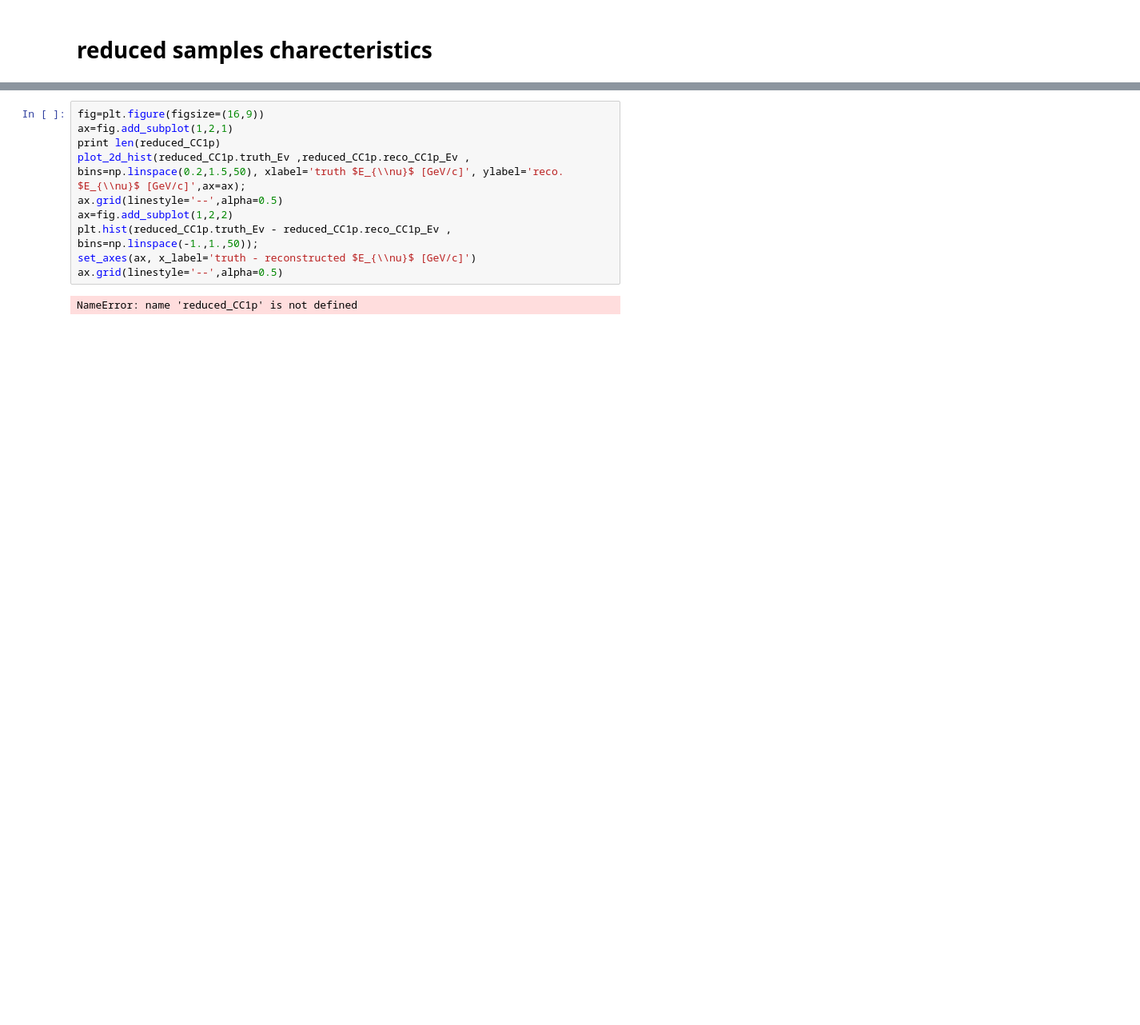
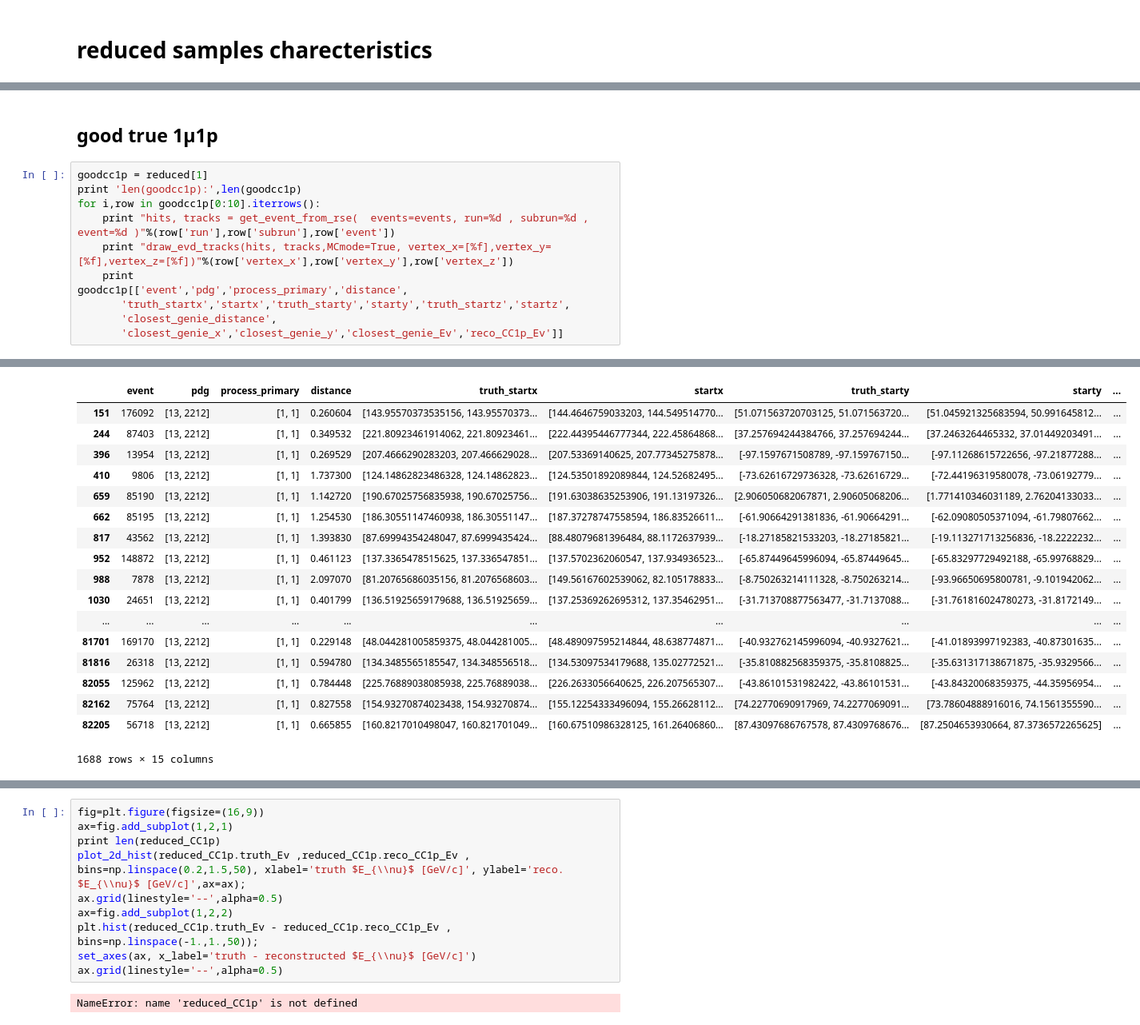
Before and after one commit to erezcoh4/AnalysisTreesInformation, a Jupyter notebook: CCQEPackage/notebooks/SymplexGoldenPoint.ipynb, the cells around one changed output, grey strips where cells are left out. Shown at 80% size. Drawn from its saved outputs; the diff is of its cells as text; blank space fills up the shorter version.

```diff
--- a/CCQEPackage/notebooks/SymplexGoldenPoint.ipynb
+++ b/CCQEPackage/notebooks/SymplexGoldenPoint.ipynb
@@ -331,0 +303,14 @@ purity: 0.82
+# %% [markdown]
+## good true 1µ1p
+# %%
+goodcc1p = reduced[1]
+print 'len(goodcc1p):',len(goodcc1p)
+for i,row in goodcc1p[0:10].iterrows():
+    print "hits, tracks = get_event_from_rse(  events=events, run=%d , subrun=%d , event=%d )"%(row['run'],row['subrun'],row['event'])
+    print "draw_evd_tracks(hits, tracks,MCmode=True, vertex_x=[%f],vertex_y=[%f],vertex_z=[%f])"%(row['vertex_x'],row['vertex_y'],row['vertex_z'])
+    print
+goodcc1p[['event','pdg','process_primary','distance',
+       'truth_startx','startx','truth_starty','starty','truth_startz','startz',
+       'closest_genie_distance',
+       'closest_genie_x','closest_genie_y','closest_genie_Ev','reco_CC1p_Ev']]
+# %% [output]
@@ -331,0 +334,18 @@ purity: 0.82
+|  | event | pdg | process_primary | distance | truth_startx | startx | truth_starty | starty | ... |
+| 151 | 176092 | [13, 2212] | [1, 1] | 0.260604 | [143.95570373535156, 143.95570373... | [144.4646759033203, 144.549514770... | [51.071563720703125, 51.071563720... | [51.045921325683594, 50.991645812... | ... |
+| 244 | 87403 | [13, 2212] | [1, 1] | 0.349532 | [221.80923461914062, 221.80923461... | [222.44395446777344, 222.45864868... | [37.257694244384766, 37.257694244... | [37.2463264465332, 37.01449203491... | ... |
+| 396 | 13954 | [13, 2212] | [1, 1] | 0.269529 | [207.4666290283203, 207.466629028... | [207.53369140625, 207.77345275878... | [-97.1597671508789, -97.159767150... | [-97.11268615722656, -97.21877288... | ... |
+| 410 | 9806 | [13, 2212] | [1, 1] | 1.737300 | [124.14862823486328, 124.14862823... | [124.53501892089844, 124.52682495... | [-73.62616729736328, -73.62616729... | [-72.44196319580078, -73.06192779... | ... |
+| 659 | 85190 | [13, 2212] | [1, 1] | 1.142720 | [190.67025756835938, 190.67025756... | [191.63038635253906, 191.13197326... | [2.906050682067871, 2.90605068206... | [1.771410346031189, 2.76204133033... | ... |
+| 662 | 85195 | [13, 2212] | [1, 1] | 1.254530 | [186.30551147460938, 186.30551147... | [187.37278747558594, 186.83526611... | [-61.90664291381836, -61.90664291... | [-62.09080505371094, -61.79807662... | ... |
+| 817 | 43562 | [13, 2212] | [1, 1] | 1.393830 | [87.69994354248047, 87.6999435424... | [88.48079681396484, 88.1172637939... | [-18.27185821533203, -18.27185821... | [-19.113271713256836, -18.2222232... | ... |
+| 952 | 148872 | [13, 2212] | [1, 1] | 0.461123 | [137.3365478515625, 137.336547851... | [137.5702362060547, 137.934936523... | [-65.87449645996094, -65.87449645... | [-65.83297729492188, -65.99768829... | ... |
+| 988 | 7878 | [13, 2212] | [1, 1] | 2.097070 | [81.20765686035156, 81.2076568603... | [149.56167602539062, 82.105178833... | [-8.750263214111328, -8.750263214... | [-93.96650695800781, -9.101942062... | ... |
+| 1030 | 24651 | [13, 2212] | [1, 1] | 0.401799 | [136.51925659179688, 136.51925659... | [137.25369262695312, 137.35462951... | [-31.713708877563477, -31.7137088... | [-31.761816024780273, -31.8172149... | ... |
+| ... | ... | ... | ... | ... | ... | ... | ... | ... | ... |
+| 81701 | 169170 | [13, 2212] | [1, 1] | 0.229148 | [48.044281005859375, 48.044281005... | [48.489097595214844, 48.638774871... | [-40.932762145996094, -40.9327621... | [-41.01893997192383, -40.87301635... | ... |
+| 81816 | 26318 | [13, 2212] | [1, 1] | 0.594780 | [134.3485565185547, 134.348556518... | [134.53097534179688, 135.02772521... | [-35.810882568359375, -35.8108825... | [-35.631317138671875, -35.9329566... | ... |
+| 82055 | 125962 | [13, 2212] | [1, 1] | 0.784448 | [225.76889038085938, 225.76889038... | [226.2633056640625, 226.207565307... | [-43.86101531982422, -43.86101531... | [-43.84320068359375, -44.35956954... | ... |
+| 82162 | 75764 | [13, 2212] | [1, 1] | 0.827558 | [154.93270874023438, 154.93270874... | [155.12254333496094, 155.26628112... | [74.22770690917969, 74.2277069091... | [73.78604888916016, 74.1561355590... | ... |
+| 82205 | 56718 | [13, 2212] | [1, 1] | 0.665855 | [160.8217010498047, 160.821701049... | [160.67510986328125, 161.26406860... | [87.43097686767578, 87.4309768676... | [87.2504653930664, 87.3736572265625] | ... |
+1688 rows × 15 columns
```
Also changed, not shown: parts of 16 cells of this notebook, 23 other files.
